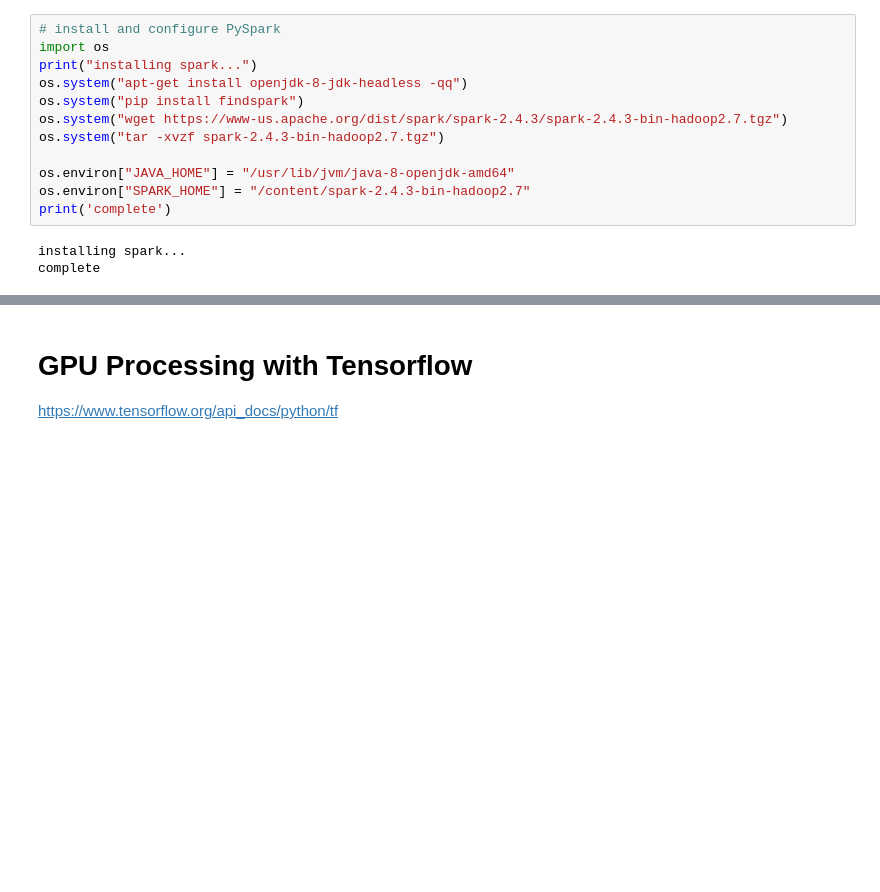
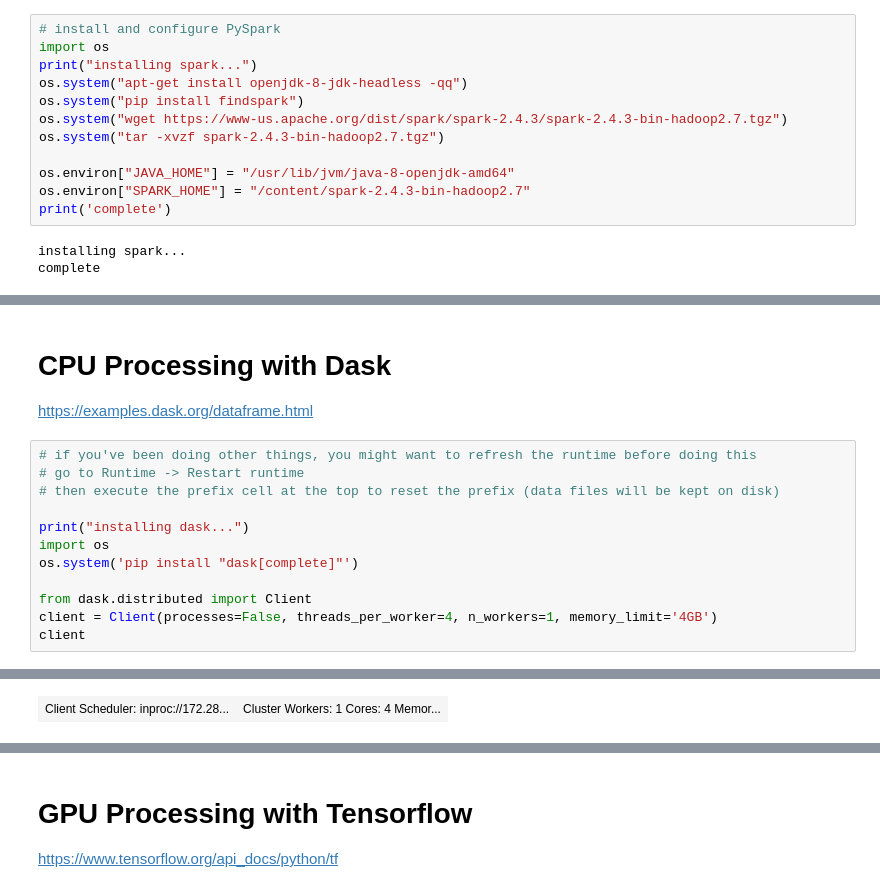
Before and after one commit to ryanraba/casa6, a Jupyter notebook: casa7experiments.ipynb, the cells around one changed output, grey strips where cells are left out. Cells and saved outputs as stored; diff of their text form; blank space fills up the shorter version.

```diff
--- a/casa7experiments.ipynb
+++ b/casa7experiments.ipynb
@@ -229,3 +249,19 @@ spark elapsed time (s):  33.393213510513306
 [11.02426 10.730138 10.810746 ... 12.037731 11.975934 12.026075]
 [24.063694 23.316742 23.461426 ... 29.285095 26.563631 29.69375]
 [4.315754 4.5817556 4.179552 ... 5.626123 5.6413765 5.4935527]
+# %% [markdown]
+# CPU Processing with Dask
+https://examples.dask.org/dataframe.html
+# %%
+# if you've been doing other things, you might want to refresh the runtime before doing this
+# go to Runtime -> Restart runtime
+# then execute the prefix cell at the top to reset the prefix (data files will be kept on disk)
+
+print("installing dask...")
+import os
+os.system('pip install "dask[complete]"')
+
+from dask.distributed import Client
+client = Client(processes=False, threads_per_worker=4, n_workers=1, memory_limit='4GB')
+client
+# %% [output]
@@ -231,0 +269 @@ spark elapsed time (s):  33.393213510513306
+| Client Scheduler: inproc://172.28... | Cluster Workers: 1 Cores: 4 Memor... |
```
Also changed, not shown: parts of 21 cells of this notebook.
